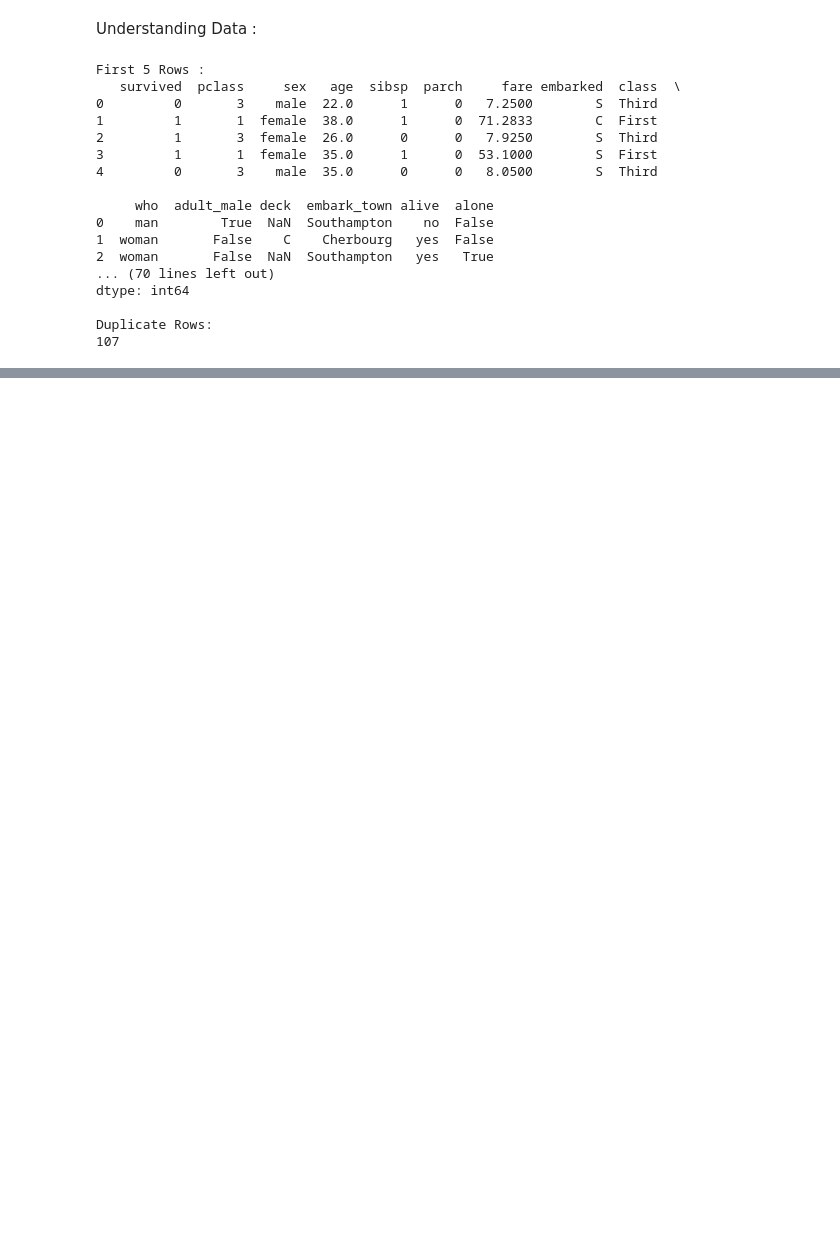
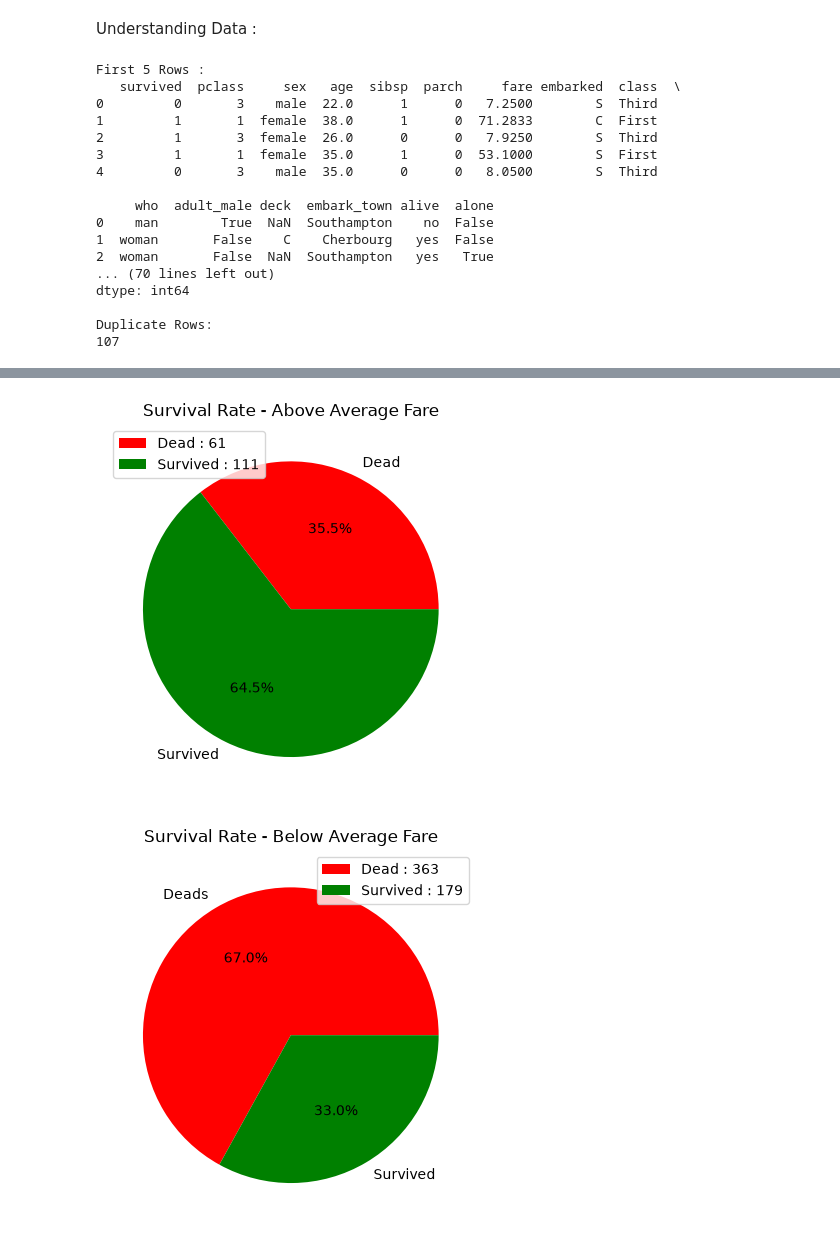
Before and after one commit to marandiohooman-star/Titanic-People-Data-Analysis, a Jupyter notebook: Titanic People Data Analysis.ipynb, the cells around one changed output, grey strips where cells are left out. Saved outputs shown, nothing was run; the diff lists cells and outputs as text; code cells hidden in the pictures; blank space fills up the shorter version.

Commit message:
Survival Rate
-Survival Rate - Fare
-Survival Rate - pclass
-Survival Rate - Age

```diff
--- a/Titanic People Data Analysis.ipynb
+++ b/Titanic People Data Analysis.ipynb
@@ -54,0 +45,23 @@ NameError: name 'شسی' is not defined
+# %%
+if df["fare"].isna().sum()>0:
+    df = df.dropna(subset = "fare")
+
+
+above_average = df[df["fare"]>=df["fare"].mean()]
+below_average = df[df["fare"]<df["fare"].mean()]
+
+counts_above_average = above_average.groupby("survived").size().reindex([0,1])
+counts_below_below_average = below_average.groupby("survived").size().reindex([0,1])
+
+plt.pie(counts_above_average , labels = ["Dead" , "Survived"] , colors = ["red" , "green"] , autopct = "%1.1f%%")
+plt.title("Survival Rate - Above Average Fare")
+plt.legend(labels = [f"Dead : {counts_above_average[0]} " , f"Survived : {counts_above_average[1]}"])
+plt.show()
+
+plt.pie(counts_below_below_average , labels = ["Deads" , "Survived"] , colors = ["red" , "green"] , autopct = "%1.1f%%")
+plt.title("Survival Rate - Below Average Fare")
+plt.legend(labels =  [f"Dead : {counts_below_below_average[0]} " , f"Survived : {counts_below_below_average[1]}"])
+plt.show()
+# %% [output]
+[figure, added]
+[figure, added]
```
Also changed, not shown: parts of 12 cells of this notebook.
